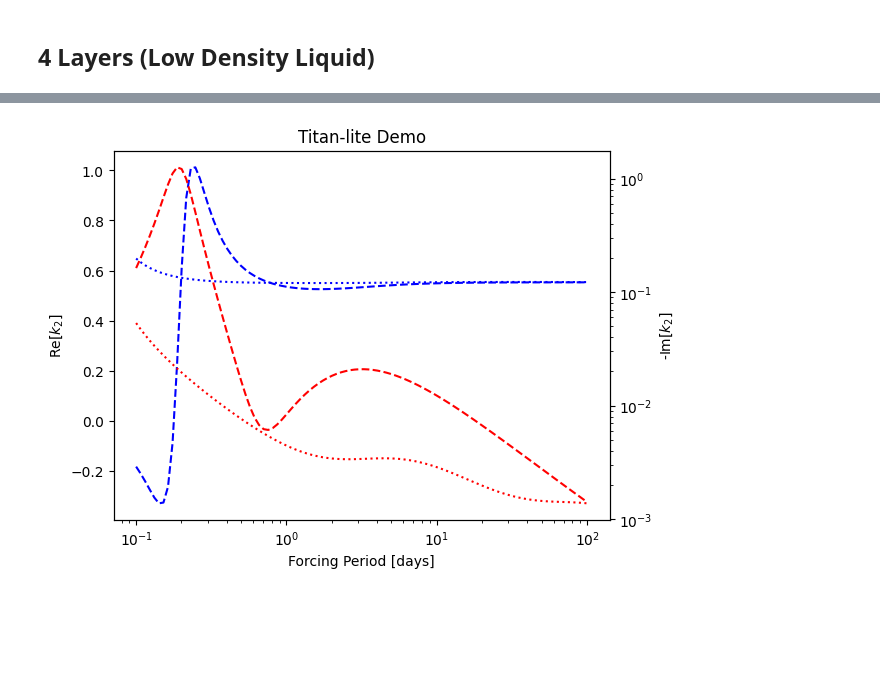
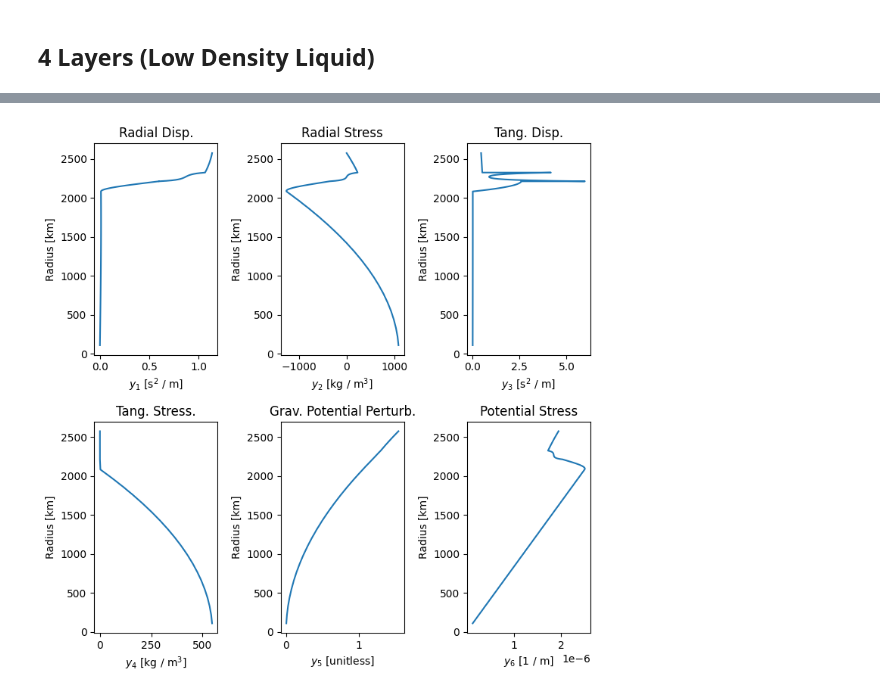
Before and after one commit to jrenaud90/TidalPy, a Jupyter notebook: Benchmarks & Performance/RadialSolver/RadialSolver Benchmarks.ipynb, the cells around one changed output, grey strips where cells are left out. Saved outputs shown, nothing was run; the diff lists cells and outputs as text; code cells hidden in the pictures; blank space fills up the shorter version.

Commit message:
Updated radial solver tests (all RS tests passing)

```diff
--- a/Benchmarks & Performance/RadialSolver/RadialSolver Benchmarks.ipynb
+++ b/Benchmarks & Performance/RadialSolver/RadialSolver Benchmarks.ipynb
@@ -46,7 +46,7 @@ radial_solver_kwargs = dict(
 # %%
 def test_1layer():
 
-    rs_input = build_planet_constant_layers(
+    rs_input = build_rs_input_homogenous_layers(
         planet_radius                 = 6000.0e3,
         forcing_frequency             = np.pi * 2. / (86400. * 7.5),
         density_tuple                 = (5400.,),
@@ -259,11 +259,11 @@ def test_4layer(forcing_day, is_static=False, is_incomp=False, use_newton=False)
     else:
         ocean_rheo = Elastic()
 
-    rs_input = build_planet_constant_layers(
+    rs_input = build_rs_input_homogenous_layers(
         planet_radius                 = 2574765.0,
         forcing_frequency             = np.pi * 2. / (86400. * forcing_day),
         density_tuple                 = (2565.0, 1250.0, 1122.0, 950.0),
-        static_bulk_modulus_tuple     = (100.0e9, 25.0e9, 2.10E+11, 9.70E+09),
+        static_bulk_modulus_tuple     = (100.0e9, 25.0e9, 3.10e9, 9.70E+09),
         static_shear_modulus_tuple    = (50.0e9, 4 * 3.24E+09, 0.0, 3.24E+09),
         bulk_viscosity_tuple          = (1.0e27, 2 * 3.24E+09, 1000.0, 1.00E+12),
         shear_viscosity_tuple         = (1.0e27, 2 * 3.24E+09, 1000.0, 1.00E+12),
@@ -279,17 +279,17 @@ def test_4layer(forcing_day, is_static=False, is_incomp=False, use_newton=False)
         perform_checks                = False)
 
     rs_kwargs = {**radial_solver_kwargs}
-    rs_kwargs['integration_rtol'] = 1.0e-13
-    rs_kwargs['integration_atol'] = 1.0e-18
+    rs_kwargs['integration_rtol'] = 1.0e-18
+    rs_kwargs['integration_atol'] = 1.0e-21
     rs_kwargs['starting_radius'] = 0.0
 
     solution = radial_solver(*rs_input, **rs_kwargs)
 
-    if False:
+    if True:
         print("Result Success:", solution.success, "Result Message:", solution.message)
 
-        if run_times:
-            %timeit radial_solver(*rs_input, **radial_solver_kwargs)
+        # if run_times:
+            # %timeit radial_solver(*rs_input, **radial_solver_kwargs)
         solution.plot_ys()
 
         print("Steps Required:")
@@ -300,45 +300,50 @@ def test_4layer(forcing_day, is_static=False, is_incomp=False, use_newton=False)
 
     return solution
 
+solution = test_4layer(5.0)
+
 # freqs = np.logspace(-7, -3, 100)
 # days = np.linspace(0.1, 20, 100)
-days = np.logspace(-1, 2, 100)
-k2s = np.empty(days.shape, dtype=np.complex128)
-k2s_static = np.empty(days.shape, dtype=np.complex128)
-k2s_dyn_incomp = np.empty(days.shape, dtype=np.complex128)
-
-for d_i, day in enumerate(days):
-    print("Working on index:", d_i, end='\r')
-    # solution = test_4layer(day)
-
-    # if solution.success:
-    #     k2s[d_i] = solution.k
-    # else:
-    k2s[d_i] = np.nan
-
-    solution = test_4layer(day, True)
-    if solution.success:
-        k2s_static[d_i] = solution.k
-    else:
-        k2s_static[d_i] = np.nan
-
-    solution = test_4layer(day, False, True)
-    if solution.success:
-        k2s_dyn_incomp[d_i] = solution.k
-    else:
-        k2s_dyn_incomp[d_i] = np.nan
 
 
-fig, ax = plt.subplots()
-ax2 = ax.twinx()
-ax.plot(days, np.real(k2s), c='b')
-ax.plot(days, np.real(k2s_static), c='b', ls=':')
-ax.plot(days, np.real(k2s_dyn_incomp), c='b', ls='--')
-ax2.plot(days, -np.imag(k2s), c='r')
-ax2.plot(days, -np.imag(k2s_static), c='r', ls=':')
-ax2.plot(days, -np.imag(k2s_dyn_incomp), c='r', ls='--')
-ax.set(xlabel='Forcing Period [days]', ylabel='Re[$k_{2}$]', title="Titan-lite Demo", xscale='log')
-ax2.set(xlabel='Forcing Period [days]', ylabel='-Im[$k_{2}$]', yscale='log', xscale='log')
+# days = np.logspace(-1, 2, 100)
+# k2s = np.empty(days.shape, dtype=np.complex128)
+# k2s_static = np.empty(days.shape, dtype=np.complex128)
+# k2s_dyn_incomp = np.empty(days.shape, dtype=np.complex128)
 
-plt.show()
+# for d_i, day in enumerate(days):
+#     print("Working on index:", d_i, end='\r')
+#     # solution = test_4layer(day)
+
+#     # if solution.success:
+#     #     k2s[d_i] = solution.k
+#     # else:
+#     k2s[d_i] = np.nan
+
+#     solution = test_4layer(day, True)
+#     if solution.success:
+#         k2s_static[d_i] = solution.k
+#     else:
+#         k2s_static[d_i] = np.nan
+
+#     solution = test_4layer(day, False, True)
+#     if solution.success:
+#         k2s_dyn_incomp[d_i] = solution.k
+#     else:
+#         k2s_dyn_incomp[d_i] = np.nan
+
+
+# fig, ax = plt.subplots()
+# ax2 = ax.twinx(x=15.95)
+# ax.plot(days, np.real(k2s), c='b')
+# ax.plot(days, np.real(k2s_static), c='b', ls=':')
+# ax.plot(days, np.real(k2s_dyn_incomp), c='b', ls='--')
+# ax2.plot(days, -np.imag(k2s), c='r')
+# ax2.plot(days, -np.imag(k2s_static), c='r', ls=':')
+# ax2.plot(days, -np.imag(k2s_dyn_incomp), c='r', ls='--')
+# ax.axvline(x=
+# ax.set(xlabel='Forcing Period [days]', ylabel='Re[$k_{2}$]', title="Titan-lite Demo", xscale='log')
+# ax2.set(xlabel='Forcing Period [days]', ylabel='-Im[$k_{2}$]', yscale='log', xscale='log')
+
+# plt.show()
 # %% [output]
@@ -346 +351 @@ Working on index: 99
-[figure, old version]
+[figure, new version]
```
Also changed, not shown: parts of 6 cells of this notebook, 1 other file.
